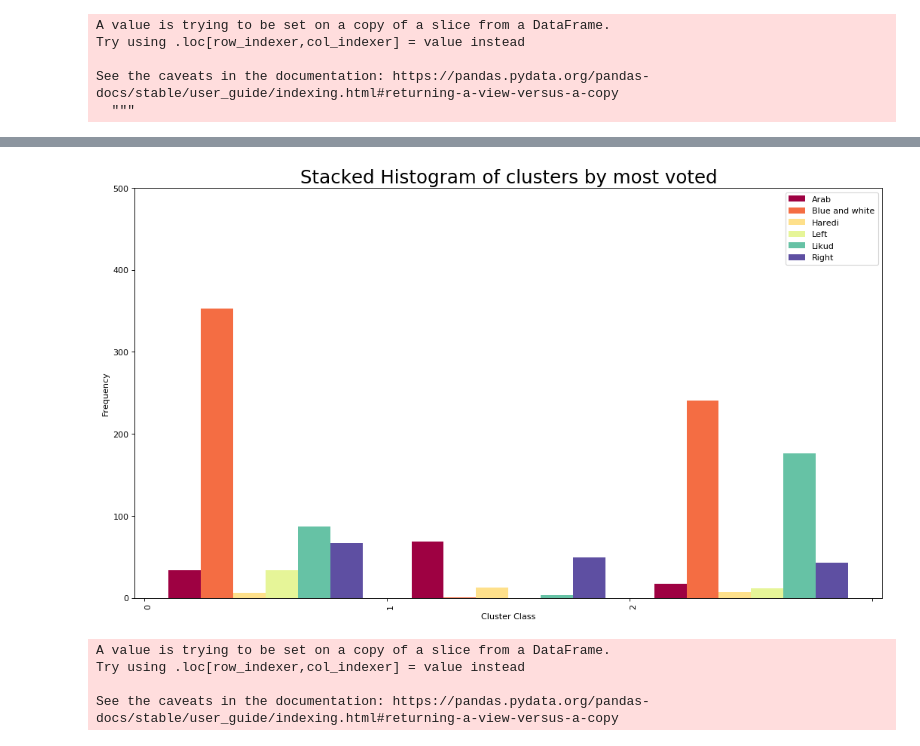
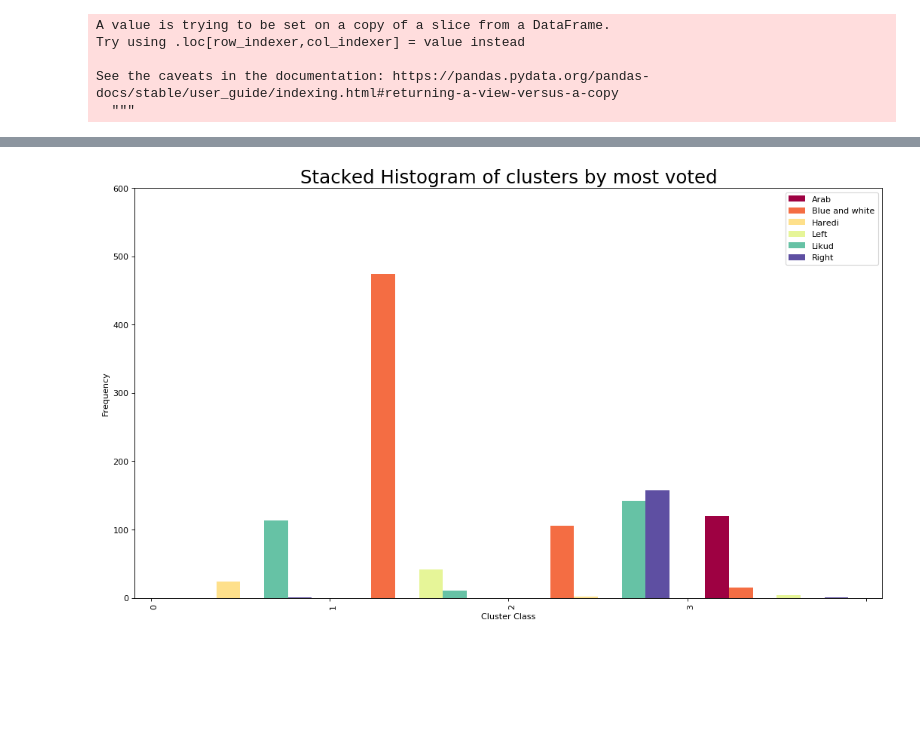
Before and after one commit to gabi939/elections, a Jupyter notebook: elections.ipynb, the cells around one changed output, grey strips where cells are left out. Cells and saved outputs as stored; diff of their text form; code cells hidden in the pictures; blank space fills up the shorter version.

```diff
--- a/elections.ipynb
+++ b/elections.ipynb
@@ -25,7 +25,7 @@ INDEX = os.path.join(ROOT_PATH,"index 2018.xlsx")
 NATURAL = "Natural Area"
 DISTRICT = "District"
 RELIGION = "Religion"
-SETTLEMENT_TYPE = "Settlement Type"
+SETTLEMENT_TYPE = "Settlement type"
 
 
 # elections data
@@ -251,11 +259,17 @@ Text(0.5, 1.0, 'Incorrect Number of Blobs')
 # %%
+from sklearn.metrics import silhouette_score
+
+
 Sum_of_squared_distances = []
-K = range(1,6)
+sil  = []
+K = range(2,6)
 
 for k in K:
     km = KMeans(n_clusters=k)
-    km = km.fit(vectors)
+    km.fit(df_normalized)
     Sum_of_squared_distances.append(km.inertia_)
+    labels = km.labels_
+    sil.append(silhouette_score(df_normalized, labels, metric = 'euclidean'))
 # %%
 plt.plot(K, Sum_of_squared_distances, 'bx-')
 plt.xlabel('k')
@@ -267,10 +289,10 @@ plt.show()
 # %%
-km = KMeans(n_clusters=3)
-km.fit(vectors)
-y = km.predict(vectors)
+km = KMeans(n_clusters=5)
+km.fit(df_normalized)
+y = km.predict(df_normalized)
 
 df_base['Cluster Class'] = pd.Series(y, index=df_base.index)
-vectors['Cluster Class'] = pd.Series(y, index=vectors.index)
+vectors_vis['Cluster Class'] = pd.Series(y, index=vectors.index)
 # %% [output]
 A value is trying to be set on a copy of a slice from a DataFrame.
 Try using .loc[row_indexer,col_indexer] = value instead
@@ -301,0 +330,22 @@ barchar_group(df_base,"Cluster Class","Settlement type",300, "Stacked Histogram
+# %%
+from sklearn import mixture
+
+lowest_bic = np.infty
+bic = []
+n_components_range = range(1, 5)
+cv_types = ['spherical', 'tied', 'diag', 'full']
+
+for cv_type in cv_types:
+    for n_components in n_components_range:
+        # Fit a Gaussian mixture with EM
+        gmm = mixture.GaussianMixture(n_components=n_components,
+                                      covariance_type=cv_type)
+        gmm.fit(df_normalized)
+        bic_score = gmm.bic(df_normalized)
+        if bic_score < lowest_bic:
+            lowest_bic = bic_score
+            best_gmm = gmm
+
+y = gmm.predict(df_normalized)
+df_base['Cluster Class'] = pd.Series(y, index=df_base.index)
+vectors_vis['Cluster Class'] = pd.Series(y, index=vectors.index)
@@ -302,31 +377,4 @@ barchar_group(df_base,"Cluster Class","Settlement type",300, "Stacked Histogram
 # %%
-barchar_group(df_base,"Cluster Class","chosen",500,"Stacked Histogram of clusters by most voted")
+barchar_group(df_base,"Cluster Class","chosen",600,"Stacked Histogram of clusters by most voted")
 # %% [output]
-[figure, old version]
+[figure, new version]
-# %%
-from sklearn import mixture
-
-lowest_bic = np.infty
-bic = []
-n_components_range = range(1, 4)
-cv_types = ['spherical', 'tied', 'diag', 'full']
-
-for cv_type in cv_types:
-    for n_components in n_components_range:
-        # Fit a Gaussian mixture with EM
-        gmm = mixture.GaussianMixture(n_components=n_components,
-                                      covariance_type=cv_type)
-        gmm.fit(vectors)
-        bic_score = gmm.bic(vectors)
-        if bic_score < lowest_bic:
-            lowest_bic = bic_score
-            best_gmm = gmm
-
-y = gmm.predict(vectors)
-df_base['Cluster Class'] = pd.Series(y, index=df_base.index)
-vectors['Cluster Class'] = pd.Series(y, index=vectors.index)
-# %% [output]
-A value is trying to be set on a copy of a slice from a DataFrame.
-Try using .loc[row_indexer,col_indexer] = value instead
-
-See the caveats in the documentation: https://pandas.pydata.org/pandas-docs/stable/user_guide/indexing.html#returning-a-view-versus-a-copy
```
Also changed, not shown: parts of 25 cells of this notebook, 2 other files.
